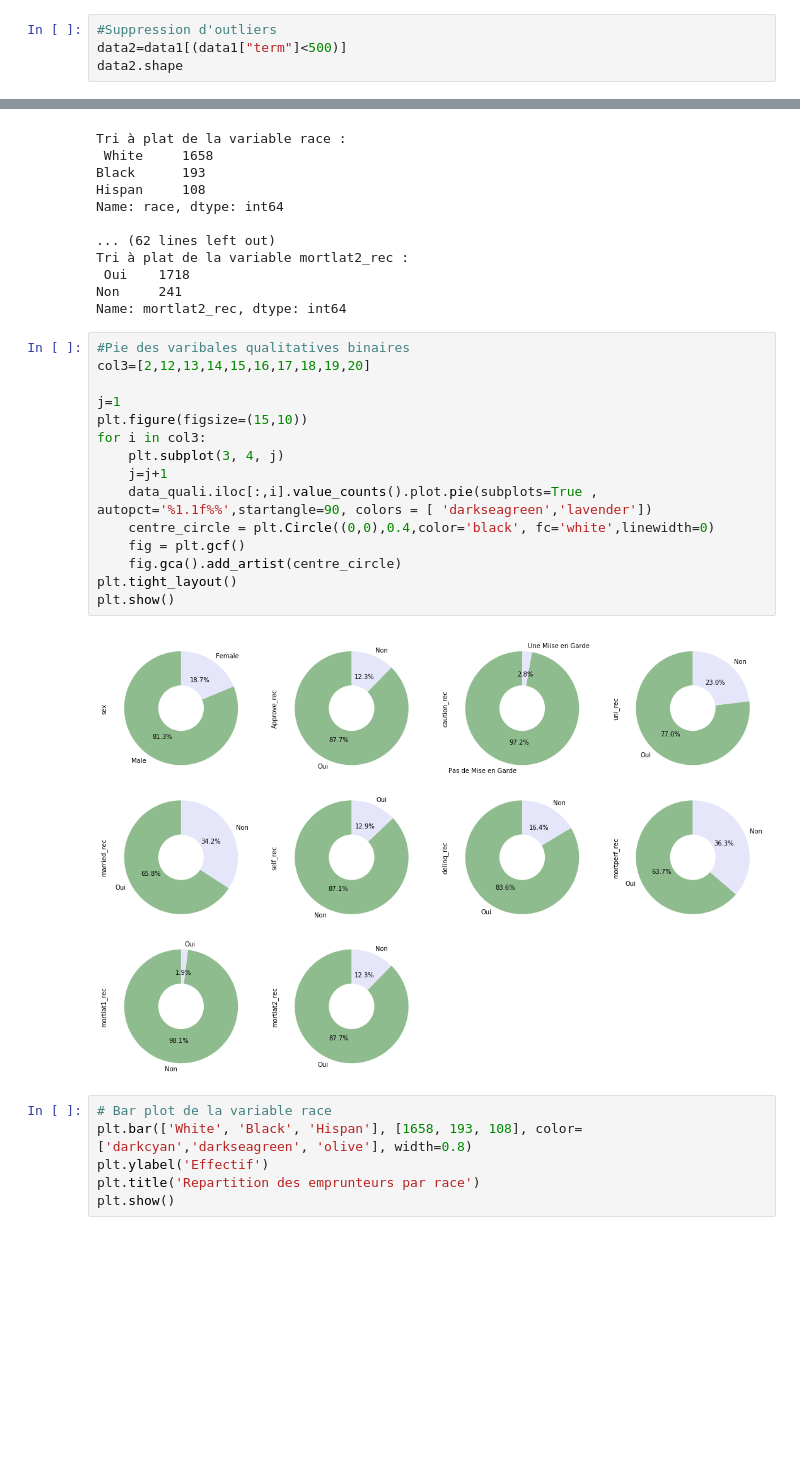
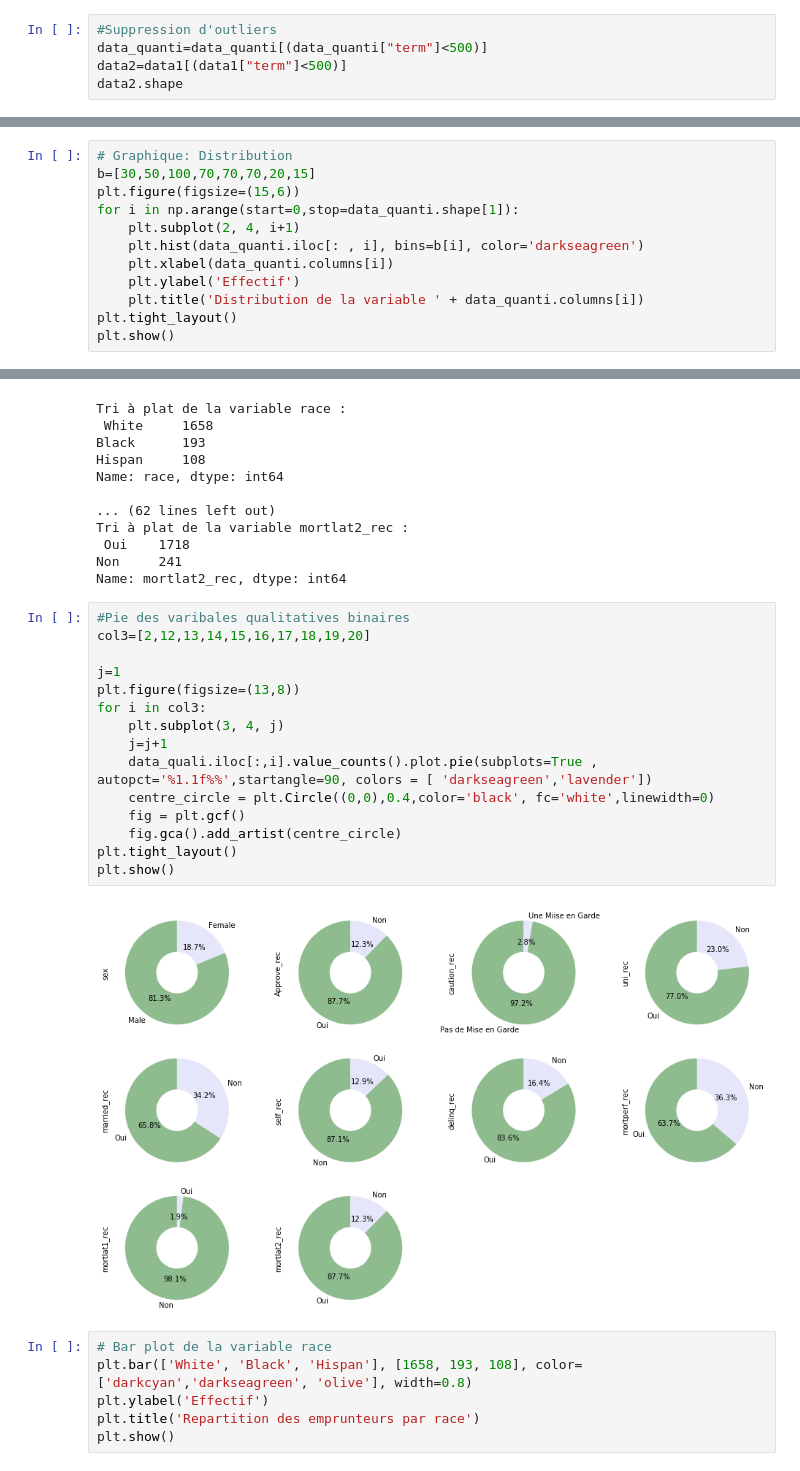
Before and after one commit to sonicosamedy/Projet-Python-Paris1-Pantheon-Sorbonne, a Jupyter notebook: Projet_python.ipynb, the cells around one changed output, grey strips where cells are left out. Drawn from its saved outputs; the diff is of its cells as text; blank space fills up the shorter version.

Commit message:
Upate histogramme

```diff
--- a/Projet_python.ipynb
+++ b/Projet_python.ipynb
@@ -109,5 +108,6 @@ Name: term, dtype: float64
 # %%
 #Suppression d'outliers
+data_quanti=data_quanti[(data_quanti["term"]<500)]
 data2=data1[(data1["term"]<500)]
 data2.shape
 # %% [output]
@@ -153,0 +143,12 @@ plt.show()
+# %%
+# Graphique: Distribution
+b=[30,50,100,70,70,70,20,15]
+plt.figure(figsize=(15,6))
+for i in np.arange(start=0,stop=data_quanti.shape[1]):
+    plt.subplot(2, 4, i+1)
+    plt.hist(data_quanti.iloc[: , i], bins=b[i], color='darkseagreen')
+    plt.xlabel(data_quanti.columns[i])
+    plt.ylabel('Effectif')
+    plt.title('Distribution de la variable ' + data_quanti.columns[i])
+plt.tight_layout()
+plt.show()
@@ -352,20 +229,20 @@ Name: mortlat2_rec, dtype: int64
 # %%
 #Pie des varibales qualitatives binaires
 col3=[2,12,13,14,15,16,17,18,19,20]
 
 j=1
-plt.figure(figsize=(15,10))
+plt.figure(figsize=(13,8))
 for i in col3:
     plt.subplot(3, 4, j)
     j=j+1
     data_quali.iloc[:,i].value_counts().plot.pie(subplots=True , autopct='%1.1f%%',startangle=90, colors = [ 'darkseagreen','lavender'])
     centre_circle = plt.Circle((0,0),0.4,color='black', fc='white',linewidth=0)
     fig = plt.gcf()
     fig.gca().add_artist(centre_circle)
 plt.tight_layout()
 plt.show()
 # %% [output]
-[figure, old version]
+[figure, new version]
 # %%
 # Bar plot de la variable race
 plt.bar(['White', 'Black', 'Hispan'], [1658, 193, 108], color=['darkcyan','darkseagreen', 'olive'], width=0.8)
```
Also changed, not shown: parts of 20 cells of this notebook.
